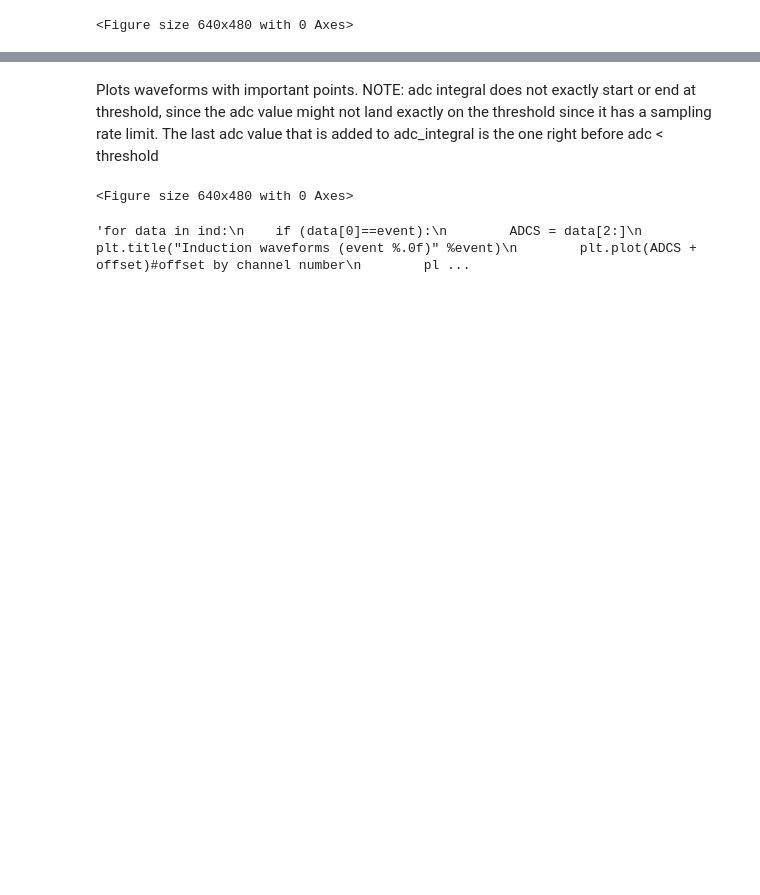
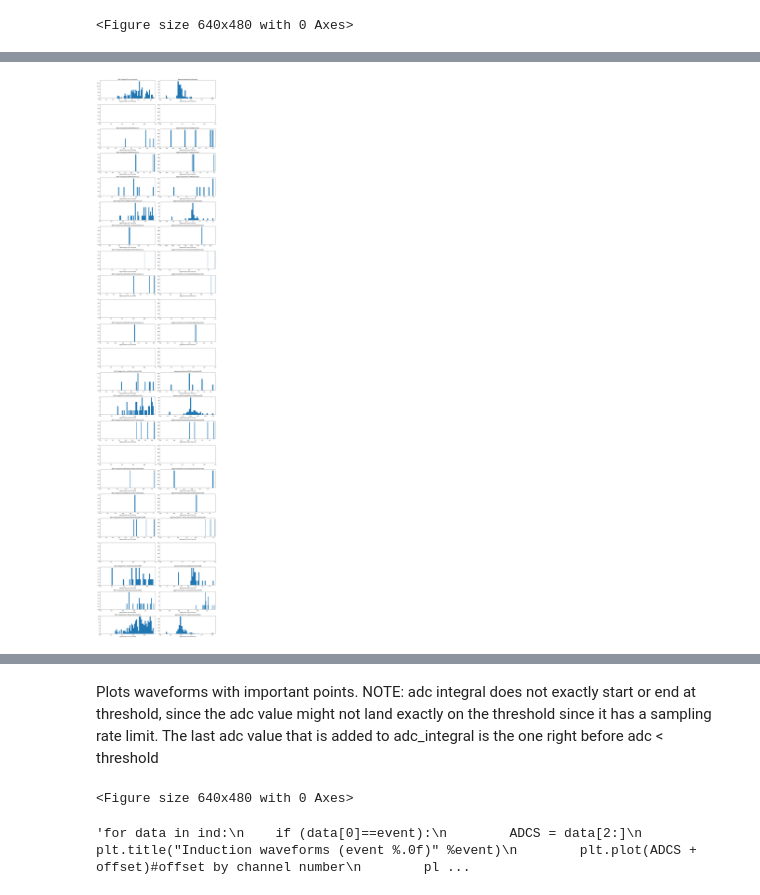
Before and after one commit to dune-sn-online-pointing/tp-generator, a Jupyter notebook: generateTpsFromWfs.ipynb, the cells around one changed output, grey strips where cells are left out. Saved outputs shown, nothing was run; the diff lists cells and outputs as text; code cells hidden in the pictures; blank space fills up the shorter version.

```diff
--- a/generateTpsFromWfs.ipynb
+++ b/generateTpsFromWfs.ipynb
@@ -157,3 +227,31 @@ for data in col:
+# %%
+# Number of plots
+num_plots = 23
+
+# Create subplots
+fig, axes = plt.subplots(num_plots, 2, figsize=(15, num_plots * 3))
+
+# Loop over the range and create the plots
+
+for i in range(num_plots):
+    # Plot for adc_true_fraction
+    if len(adc_true_fraction[i])>0:
+        axes[i, 0].hist(adc_true_fraction[i], bins=40)
+        axes[i, 0].set_title(f"ADC Integral/True {labels[i]}")
+        axes[i, 0].set_xlabel("Approximate Area /True Area")
+        axes[i, 0].set_xlim(left=0)
+
+        # Plot for approx_over_true_bkgs
+        axes[i, 1].hist(approx_over_true_bkgs[i], bins=40)
+        axes[i, 1].set_title(f"Approximate/True {labels[i]}")
+        axes[i, 1].set_xlabel("Approximate Area /True Area")
+        axes[i, 1].set_xlim(left=0)
+
+# Adjust layout
+plt.tight_layout()
+plt.show()
+# %% [output]
+[figure, added]
 # %%
 plt.hist(recover_over_adc,bins=60)
 plt.title("Recovered/ADC")
```
Also changed, not shown: parts of 10 cells of this notebook, 42 other files.
